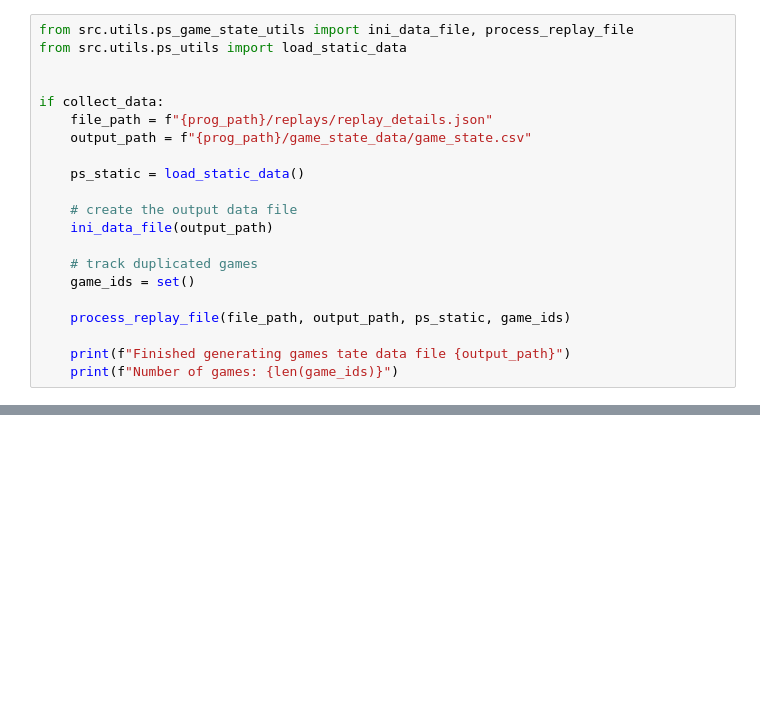
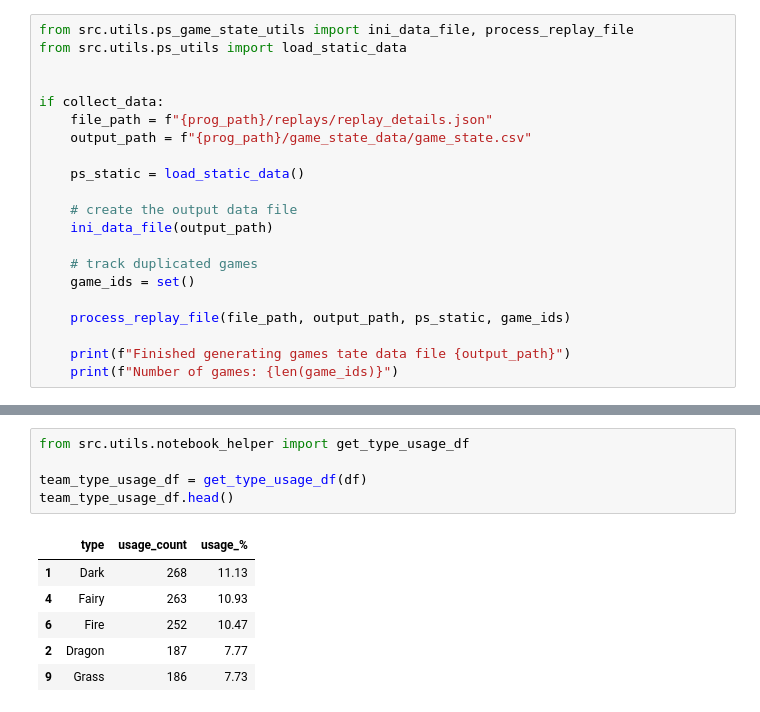
Before and after one commit to viethngn/CEU_MSc_BA_ECBS5306_Coding_2_Webscraping, a Jupyter notebook: coding2_final_project_viethngn.ipynb, the cells around one changed output, grey strips where cells are left out. Saved outputs shown, nothing was run; the diff lists cells and outputs as text; blank space fills up the shorter version.

```diff
--- a/coding2_final_project_viethngn.ipynb
+++ b/coding2_final_project_viethngn.ipynb
@@ -91,0 +133,12 @@ memory usage: 5.0+ MB
+# %%
+from src.utils.notebook_helper import get_type_usage_df
+
+team_type_usage_df = get_type_usage_df(df)
+team_type_usage_df.head()
+# %% [output]
+|  | type | usage_count | usage_% |
+| 1 | Dark | 268 | 11.13 |
+| 4 | Fairy | 263 | 10.93 |
+| 6 | Fire | 252 | 10.47 |
+| 2 | Dragon | 187 | 7.77 |
+| 9 | Grass | 186 | 7.73 |
```
Also changed, not shown: parts of 9 cells of this notebook, 4 other files.
